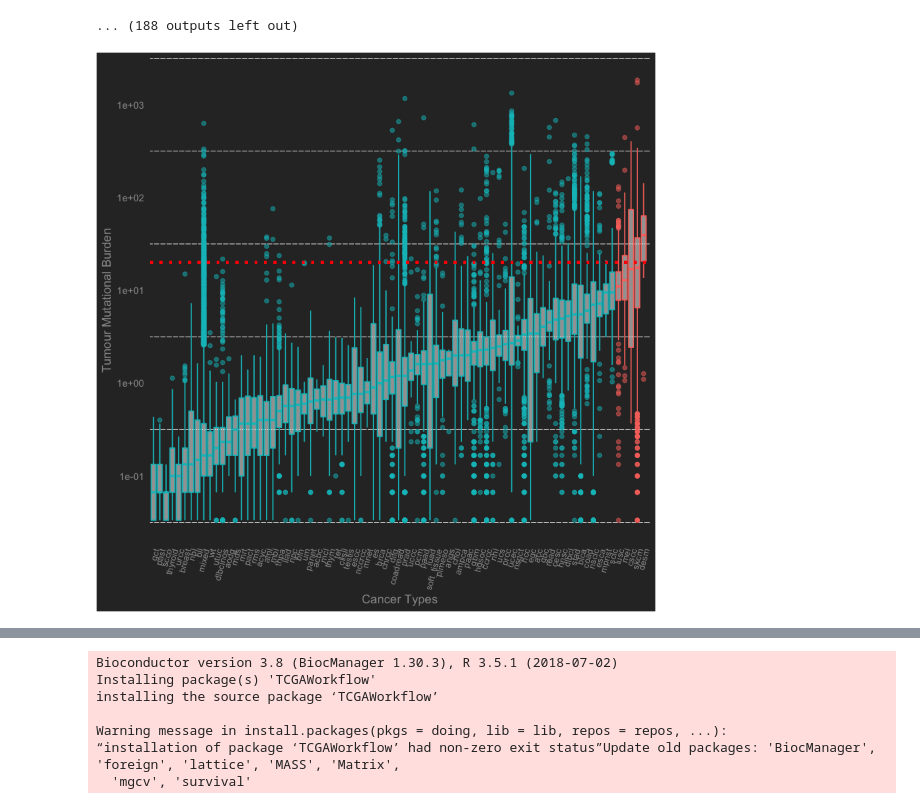
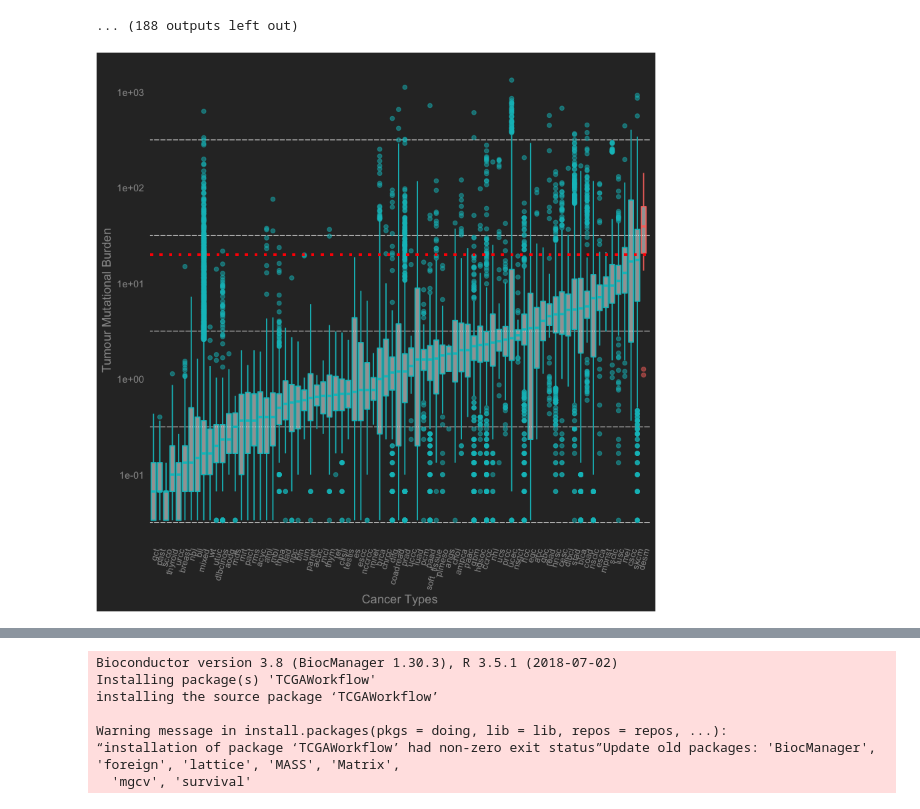
Before and after one commit to cobrbra/ccg, a Jupyter notebook: TMB_Calculator.ipynb, the cells around one changed output, grey strips where cells are left out. Drawn from its saved outputs; the diff is of its cells as text; code cells hidden in the pictures.

```diff
--- a/TMB_Calculator.ipynb
+++ b/TMB_Calculator.ipynb
@@ -103,8 +99,9 @@ for (i in 1:length(dir(path_name))) {
         }
         new_data$Tumor_Sample_Barcode <- as.character(new_data$Tumor_Sample_Barcode)
         new_data_abridged <- new_data %>%
-            select(Chromosome, one_of(c('Start_Position','Start_position')), one_of(c('End_Position','End_position')), Strand, Variant_Classification, Variant_Type, Reference_Allele, Tumor_Seq_Allele1, Tumor_Seq_Allele2, Tumor_Sample_Barcode, Matched_Norm_Sample_Barcode, Score)
+            select(Chromosome, one_of('Hugo_Symbol', c('Start_Position','Start_position')), one_of(c('End_Position','End_position')), Strand, Variant_Classification, Variant_Type, Reference_Allele, Tumor_Seq_Allele1, Tumor_Seq_Allele2, Tumor_Sample_Barcode,  Score)
         new_tmb_table <- new_data_abridged %>%
+            distinct() %>%
             group_by(Tumor_Sample_Barcode) %>%
             summarise(TMB = n()/30, study = dir(path_name)[i], cancer_type = cancer)
         tmb_table <- bind_rows(tmb_table, new_tmb_table)
@@ -190,11 +187,11 @@ tmb_table <- tmb_table %>%
 tmb_table$cancer_type <- factor(tmb_table$cancer_type, levels = unique(tmb_table$cancer_type[order(tmb_table$median)]))
 # %%
 tmb_table %>%
-    ggplot(aes(x = cancer_type, y = TMB, colour = median < 10)) + geom_boxplot(alpha = 0.5) + scale_y_log10() +
+    ggplot(aes(x = cancer_type, y = TMB, colour = median < 20)) + geom_boxplot(alpha = 0.5) + scale_y_log10() +
     theme(axis.text.x = element_text(angle = 75, hjust = 1, size = 8, colour = "grey60"), axis.text.y = element_text(colour = "grey60")) + geom_segment(aes(x = 0.5,
     y = 20, xend = 80, yend = 20), colour = "red", linetype = "dotted", size = 1) +
     theme(panel.background = element_rect(fill = 'grey18'), panel.grid.major = element_line(colour = "grey18"), legend.position = "none")+
     theme(axis.title.x = element_text(colour = "grey60"), axis.title.y = element_text(colour = "grey60")) + labs(x = "Cancer Types", y = "Tumour Mutational Burden") +
     theme(plot.background = element_rect(fill = 'grey18'))
 # %% [output]
-[figure, old version]
+[figure, new version]
```
Also changed, not shown: parts of 11 cells of this notebook.
